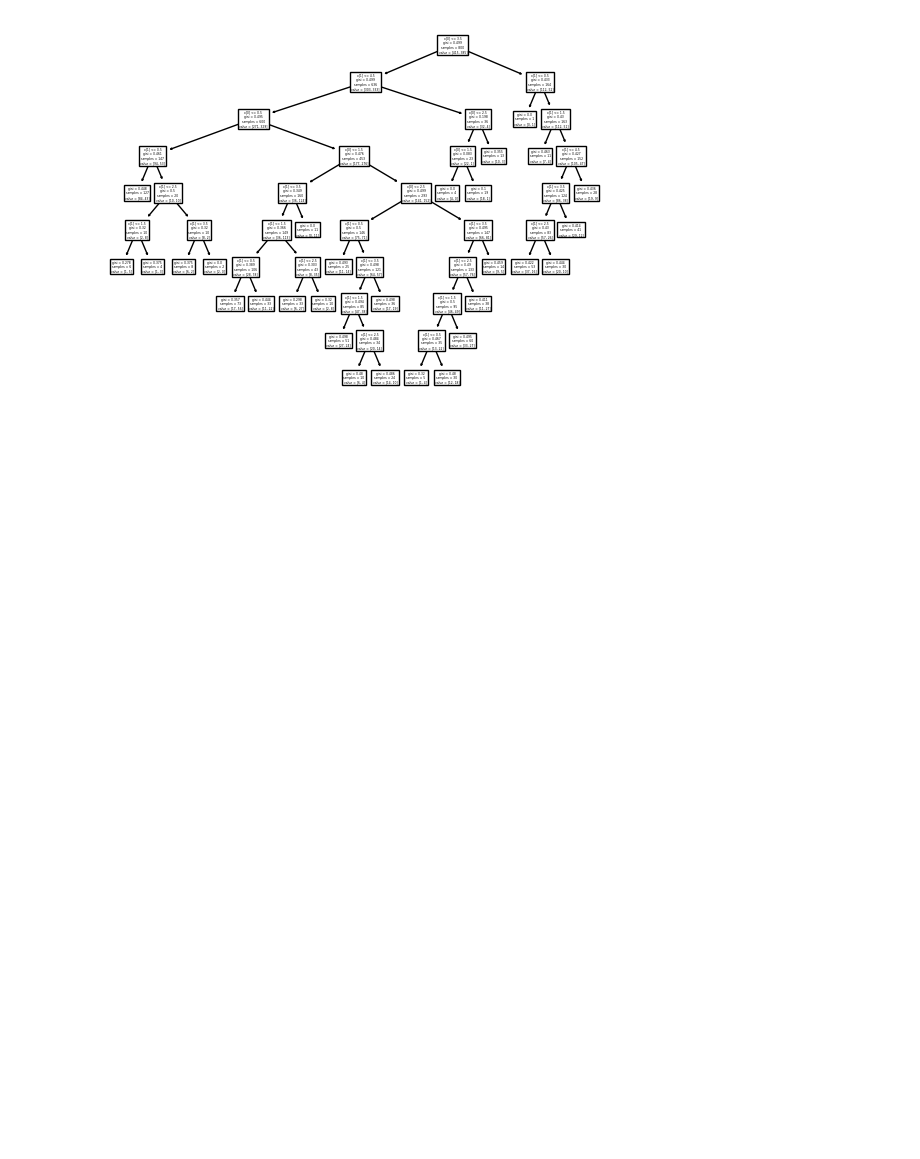
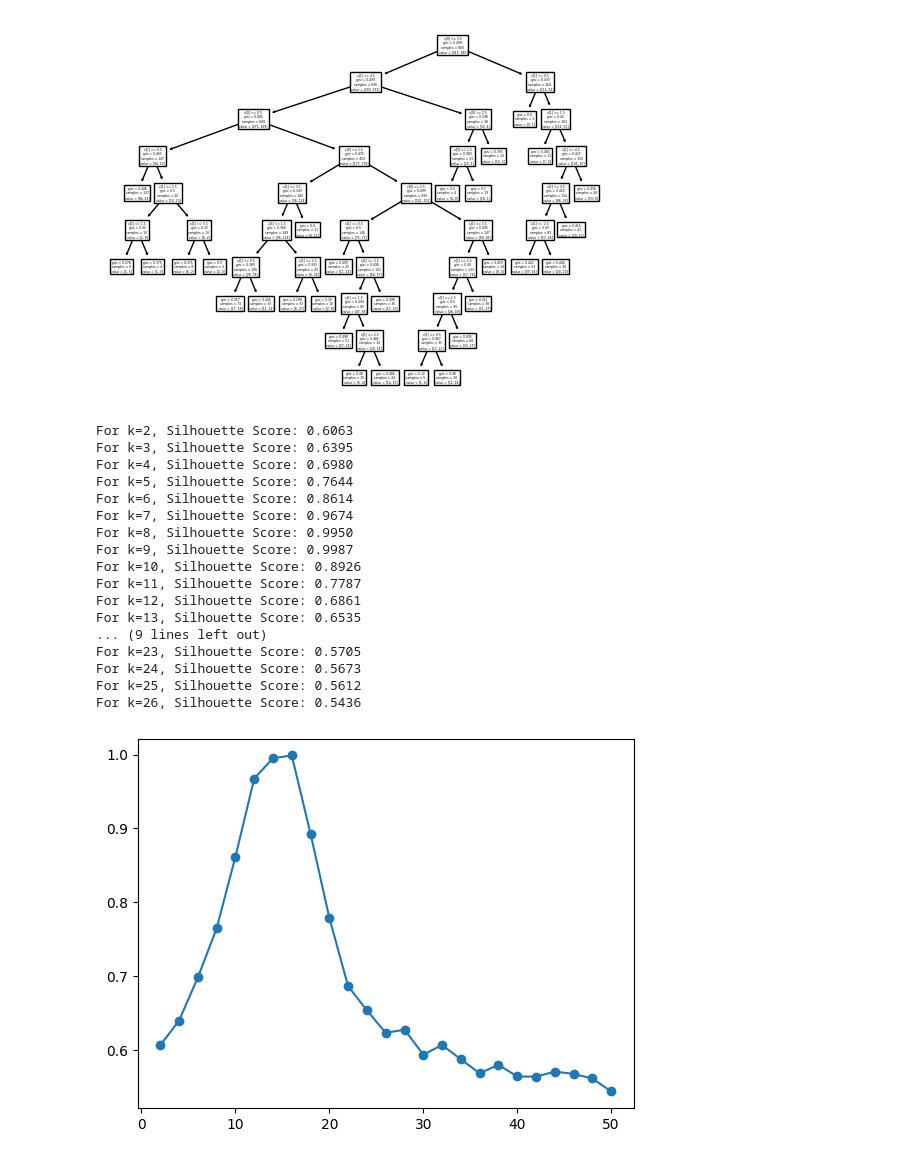
Before and after one commit to ddatnguyen97/Bike-Buyers, a Jupyter notebook: Bike Buyers.ipynb, the cells around one changed output. Drawn from its saved outputs; the diff is of its cells as text; code cells hidden in the pictures; blank space fills up the shorter version.

Commit message:
KMeans Clustering

```diff
--- a/Bike Buyers.ipynb
+++ b/Bike Buyers.ipynb
@@ -357,3 +358,36 @@ print(f"Accuracy: {accuracy * 100:.2f}%")
 # %% [output]
 Accuracy: 59.50%
 [figure]
+# %%
+#K MEANS
+silhouette_scores = []
+
+for k in range(2, 52, 2):
+    kmeans = KMeans(n_clusters=k)
+    cluster_labels = kmeans.fit_predict(selectedData)
+    silhouette_avg = silhouette_score(selectedData, cluster_labels)
+    silhouette_scores.append(silhouette_avg)
+
+for k, score in enumerate(silhouette_scores, start=2):
+    print(f"For k={k}, Silhouette Score: {score:.4f}")
+
+linechart = plt.plot(range(2, 52, 2), silhouette_scores, marker='o')
+# %% [output]
+For k=2, Silhouette Score: 0.6063
+For k=3, Silhouette Score: 0.6395
+For k=4, Silhouette Score: 0.6980
+For k=5, Silhouette Score: 0.7644
+For k=6, Silhouette Score: 0.8614
+For k=7, Silhouette Score: 0.9674
+For k=8, Silhouette Score: 0.9950
+For k=9, Silhouette Score: 0.9987
+For k=10, Silhouette Score: 0.8926
+For k=11, Silhouette Score: 0.7787
+For k=12, Silhouette Score: 0.6861
+For k=13, Silhouette Score: 0.6535
+... (9 lines left out)
+For k=23, Silhouette Score: 0.5705
+For k=24, Silhouette Score: 0.5673
+For k=25, Silhouette Score: 0.5612
+For k=26, Silhouette Score: 0.5436
+[figure, added]
```
Also changed, not shown: parts of 2 cells of this notebook.
